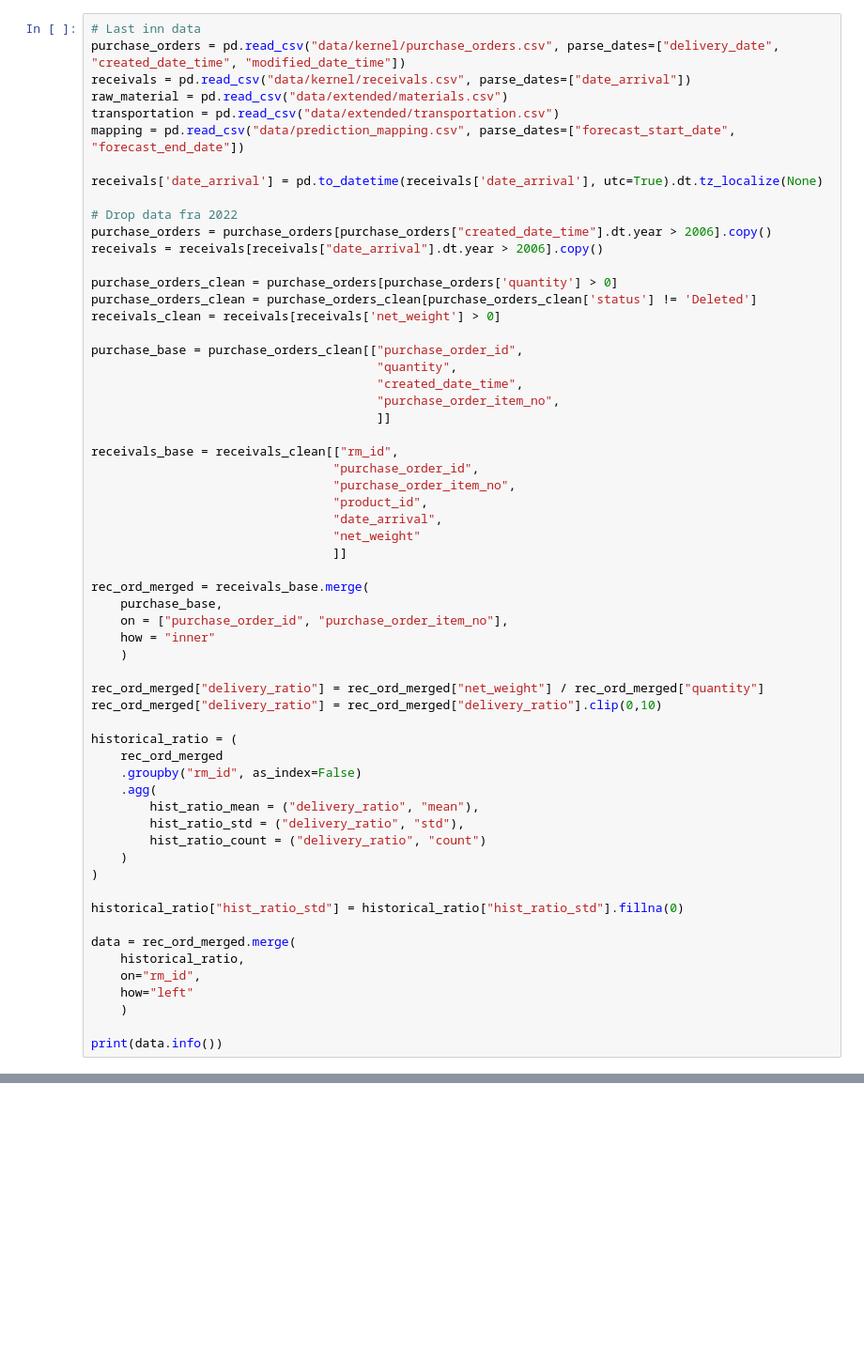
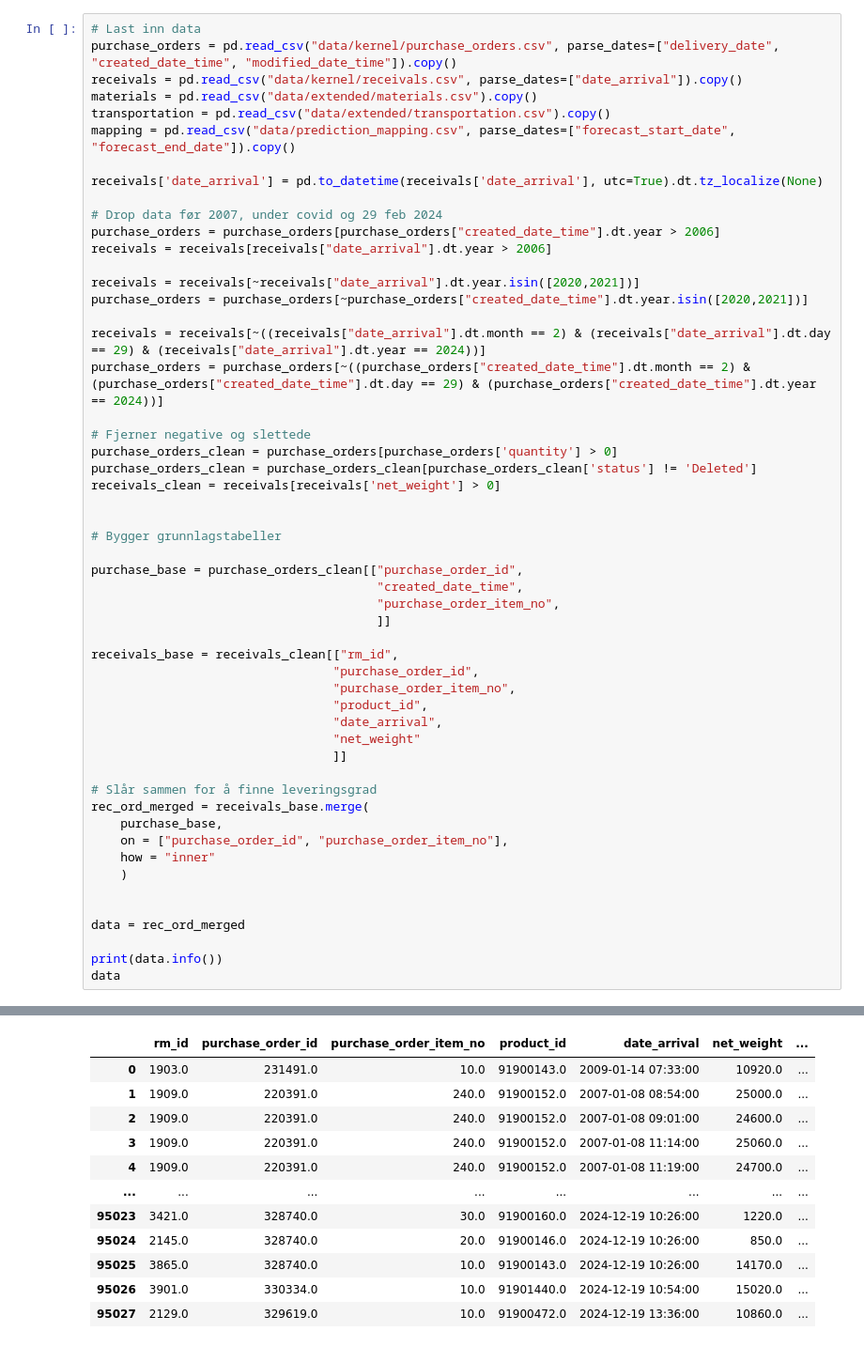
Before and after one commit to KristianLarsen01/MMLIP, a Jupyter notebook: test.ipynb, the cells around one changed output, grey strips where cells are left out. Shown at 94% size. Drawn from its saved outputs; the diff is of its cells as text; blank space fills up the shorter version.

```diff
--- a/test.ipynb
+++ b/test.ipynb
@@ -8,23 +7,32 @@ import lightgbm as lgb
 # %%
 # Last inn data
-purchase_orders = pd.read_csv("data/kernel/purchase_orders.csv", parse_dates=["delivery_date", "created_date_time", "modified_date_time"])
-receivals = pd.read_csv("data/kernel/receivals.csv", parse_dates=["date_arrival"])
-raw_material = pd.read_csv("data/extended/materials.csv")
-transportation = pd.read_csv("data/extended/transportation.csv")
-mapping = pd.read_csv("data/prediction_mapping.csv", parse_dates=["forecast_start_date", "forecast_end_date"])
+purchase_orders = pd.read_csv("data/kernel/purchase_orders.csv", parse_dates=["delivery_date", "created_date_time", "modified_date_time"]).copy()
+receivals = pd.read_csv("data/kernel/receivals.csv", parse_dates=["date_arrival"]).copy()
+materials = pd.read_csv("data/extended/materials.csv").copy()
+transportation = pd.read_csv("data/extended/transportation.csv").copy()
+mapping = pd.read_csv("data/prediction_mapping.csv", parse_dates=["forecast_start_date", "forecast_end_date"]).copy()
 
 receivals['date_arrival'] = pd.to_datetime(receivals['date_arrival'], utc=True).dt.tz_localize(None)
 
-# Drop data fra 2022
-purchase_orders = purchase_orders[purchase_orders["created_date_time"].dt.year > 2006].copy()
-receivals = receivals[receivals["date_arrival"].dt.year > 2006].copy()
+# Drop data før 2007, under covid og 29 feb 2024
+purchase_orders = purchase_orders[purchase_orders["created_date_time"].dt.year > 2006]
+receivals = receivals[receivals["date_arrival"].dt.year > 2006]
 
+receivals = receivals[~receivals["date_arrival"].dt.year.isin([2020,2021])]
+purchase_orders = purchase_orders[~purchase_orders["created_date_time"].dt.year.isin([2020,2021])]
+
+receivals = receivals[~((receivals["date_arrival"].dt.month == 2) & (receivals["date_arrival"].dt.day == 29) & (receivals["date_arrival"].dt.year == 2024))]
+purchase_orders = purchase_orders[~((purchase_orders["created_date_time"].dt.month == 2) & (purchase_orders["created_date_time"].dt.day == 29) & (purchase_orders["created_date_time"].dt.year == 2024))]
+
+# Fjerner negative og slettede
 purchase_orders_clean = purchase_orders[purchase_orders['quantity'] > 0]
 purchase_orders_clean = purchase_orders_clean[purchase_orders_clean['status'] != 'Deleted']
 receivals_clean = receivals[receivals['net_weight'] > 0]
 
+
+# Bygger grunnlagstabeller
+
 purchase_base = purchase_orders_clean[["purchase_order_id",
-                                       "quantity",
                                        "created_date_time",
                                        "purchase_order_item_no",
                                        ]]
@@ -37,33 +45,17 @@ receivals_base = receivals_clean[["rm_id",
                                  "net_weight"
                                  ]]
 
+# Slår sammen for å finne leveringsgrad
 rec_ord_merged = receivals_base.merge(
     purchase_base,
     on = ["purchase_order_id", "purchase_order_item_no"],
     how = "inner"
     )
 
-rec_ord_merged["delivery_ratio"] = rec_ord_merged["net_weight"] / rec_ord_merged["quantity"]
-rec_ord_merged["delivery_ratio"] = rec_ord_merged["delivery_ratio"].clip(0,10)
 
-historical_ratio = (
-    rec_ord_merged
-    .groupby("rm_id", as_index=False)
-    .agg(
-        hist_ratio_mean = ("delivery_ratio", "mean"),
-        hist_ratio_std = ("delivery_ratio", "std"),
-        hist_ratio_count = ("delivery_ratio", "count")
-    )
-)
-
-historical_ratio["hist_ratio_std"] = historical_ratio["hist_ratio_std"].fillna(0)
-
-data = rec_ord_merged.merge(
-    historical_ratio,
-    on="rm_id",
-    how="left"
-    )
+data = rec_ord_merged
 
 print(data.info())
+data
 # %% [output]
 <class 'pandas.core.frame.DataFrame'>
@@ -88 +75,13 @@ memory usage: 10.0 MB
 None
+|  | rm_id | purchase_order_id | purchase_order_item_no | product_id | date_arrival | net_weight | ... |
+| 0 | 1903.0 | 231491.0 | 10.0 | 91900143.0 | 2009-01-14 07:33:00 | 10920.0 | ... |
+| 1 | 1909.0 | 220391.0 | 240.0 | 91900152.0 | 2007-01-08 08:54:00 | 25000.0 | ... |
+| 2 | 1909.0 | 220391.0 | 240.0 | 91900152.0 | 2007-01-08 09:01:00 | 24600.0 | ... |
+| 3 | 1909.0 | 220391.0 | 240.0 | 91900152.0 | 2007-01-08 11:14:00 | 25060.0 | ... |
+| 4 | 1909.0 | 220391.0 | 240.0 | 91900152.0 | 2007-01-08 11:19:00 | 24700.0 | ... |
+| ... | ... | ... | ... | ... | ... | ... | ... |
+| 95023 | 3421.0 | 328740.0 | 30.0 | 91900160.0 | 2024-12-19 10:26:00 | 1220.0 | ... |
+| 95024 | 2145.0 | 328740.0 | 20.0 | 91900146.0 | 2024-12-19 10:26:00 | 850.0 | ... |
+| 95025 | 3865.0 | 328740.0 | 10.0 | 91900143.0 | 2024-12-19 10:26:00 | 14170.0 | ... |
+| 95026 | 3901.0 | 330334.0 | 10.0 | 91901440.0 | 2024-12-19 10:54:00 | 15020.0 | ... |
+| 95027 | 2129.0 | 329619.0 | 10.0 | 91900472.0 | 2024-12-19 13:36:00 | 10860.0 | ... |
```
Also changed, not shown: parts of 18 cells of this notebook, 2 other files.
